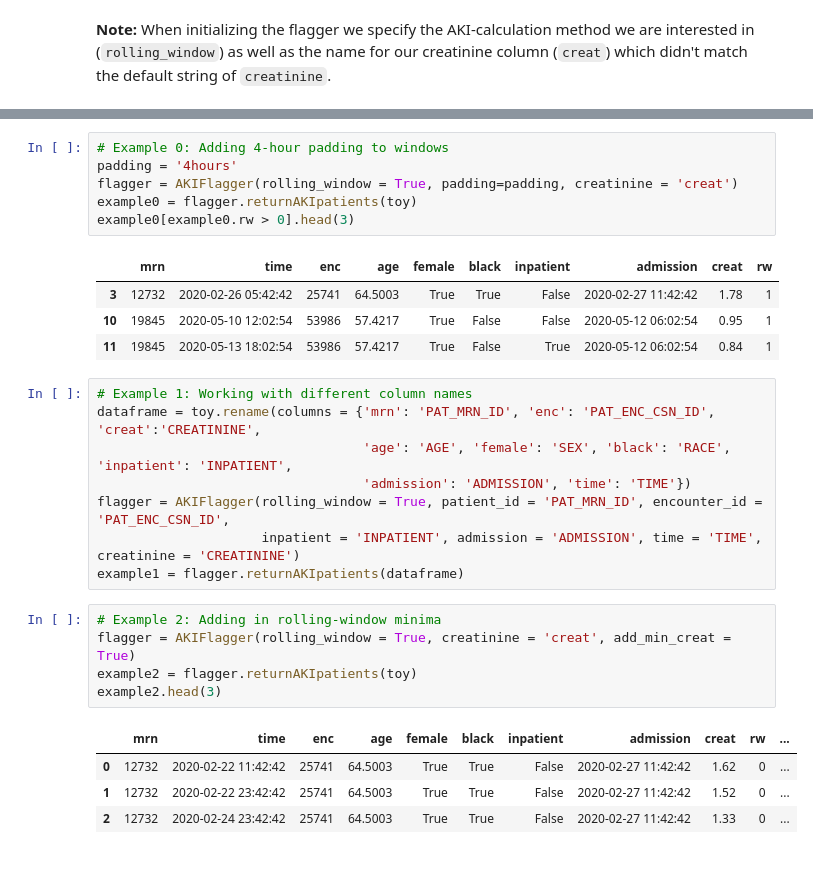
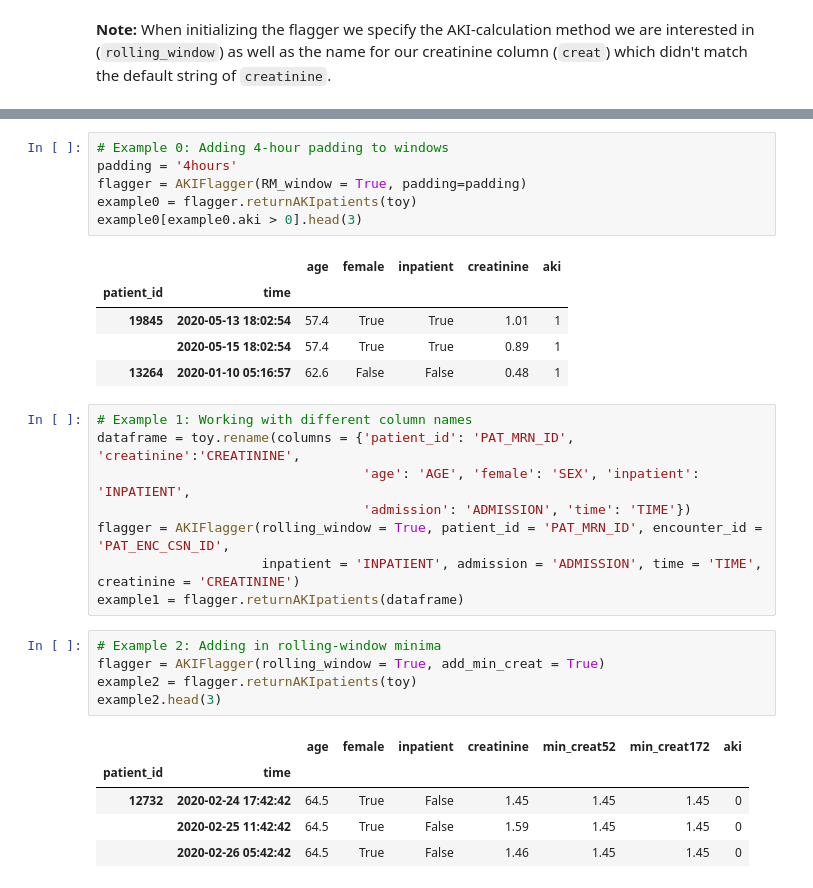
Before and after one commit to isaranwrap/StandardizingAKI, a Jupyter notebook: notebooks/GettingStarted.ipynb, the cells around one changed output, grey strips where cells are left out. Cells and saved outputs as stored; diff of their text form.

```diff
--- a/notebooks/GettingStarted.ipynb
+++ b/notebooks/GettingStarted.ipynb
@@ -217,29 +222,31 @@ As stated above, the bare minimum columns necessary for the flagger to run are t
 # %%
 # Example 0: Adding 4-hour padding to windows
 padding = '4hours'
-flagger = AKIFlagger(rolling_window = True, padding=padding, creatinine = 'creat')
+flagger = AKIFlagger(RM_window = True, padding=padding)
 example0 = flagger.returnAKIpatients(toy)
-example0[example0.rw > 0].head(3)
+example0[example0.aki > 0].head(3)
 # %% [output]
-|  | mrn | time | enc | age | female | black | inpatient | admission | creat | rw |
-| 3 | 12732 | 2020-02-26 05:42:42 | 25741 | 64.5003 | True | True | False | 2020-02-27 11:42:42 | 1.78 | 1 |
-| 10 | 19845 | 2020-05-10 12:02:54 | 53986 | 57.4217 | True | False | False | 2020-05-12 06:02:54 | 0.95 | 1 |
-| 11 | 19845 | 2020-05-13 18:02:54 | 53986 | 57.4217 | True | False | True | 2020-05-12 06:02:54 | 0.84 | 1 |
+|  |  | age | female | inpatient | creatinine | aki |
+| patient_id | time |  |  |  |  |  |
+| 19845 | 2020-05-13 18:02:54 | 57.4 | True | True | 1.01 | 1 |
+|  | 2020-05-15 18:02:54 | 57.4 | True | True | 0.89 | 1 |
+| 13264 | 2020-01-10 05:16:57 | 62.6 | False | False | 0.48 | 1 |
 # %%
 # Example 1: Working with different column names
-dataframe = toy.rename(columns = {'mrn': 'PAT_MRN_ID', 'enc': 'PAT_ENC_CSN_ID', 'creat':'CREATININE',
-                                  'age': 'AGE', 'female': 'SEX', 'black': 'RACE', 'inpatient': 'INPATIENT',
+dataframe = toy.rename(columns = {'patient_id': 'PAT_MRN_ID', 'creatinine':'CREATININE',
+                                  'age': 'AGE', 'female': 'SEX', 'inpatient': 'INPATIENT',
                                   'admission': 'ADMISSION', 'time': 'TIME'})
 flagger = AKIFlagger(rolling_window = True, patient_id = 'PAT_MRN_ID', encounter_id = 'PAT_ENC_CSN_ID',
                      inpatient = 'INPATIENT', admission = 'ADMISSION', time = 'TIME', creatinine = 'CREATININE')
 example1 = flagger.returnAKIpatients(dataframe)
 # %%
 # Example 2: Adding in rolling-window minima
-flagger = AKIFlagger(rolling_window = True, creatinine = 'creat', add_min_creat = True)
+flagger = AKIFlagger(rolling_window = True, add_min_creat = True)
 example2 = flagger.returnAKIpatients(toy)
 example2.head(3)
 # %% [output]
-|  | mrn | time | enc | age | female | black | inpatient | admission | creat | rw | ... |
-| 0 | 12732 | 2020-02-22 11:42:42 | 25741 | 64.5003 | True | True | False | 2020-02-27 11:42:42 | 1.62 | 0 | ... |
-| 1 | 12732 | 2020-02-22 23:42:42 | 25741 | 64.5003 | True | True | False | 2020-02-27 11:42:42 | 1.52 | 0 | ... |
-| 2 | 12732 | 2020-02-24 23:42:42 | 25741 | 64.5003 | True | True | False | 2020-02-27 11:42:42 | 1.33 | 0 | ... |
+|  |  | age | female | inpatient | creatinine | min_creat52 | min_creat172 | aki |
+| patient_id | time |  |  |  |  |  |  |  |
+| 12732 | 2020-02-24 17:42:42 | 64.5 | True | False | 1.45 | 1.45 | 1.45 | 0 |
+|  | 2020-02-25 11:42:42 | 64.5 | True | False | 1.59 | 1.45 | 1.45 | 0 |
+|  | 2020-02-26 05:42:42 | 64.5 | True | False | 1.46 | 1.45 | 1.45 | 0 |
```
Also changed, not shown: parts of 16 cells of this notebook.
